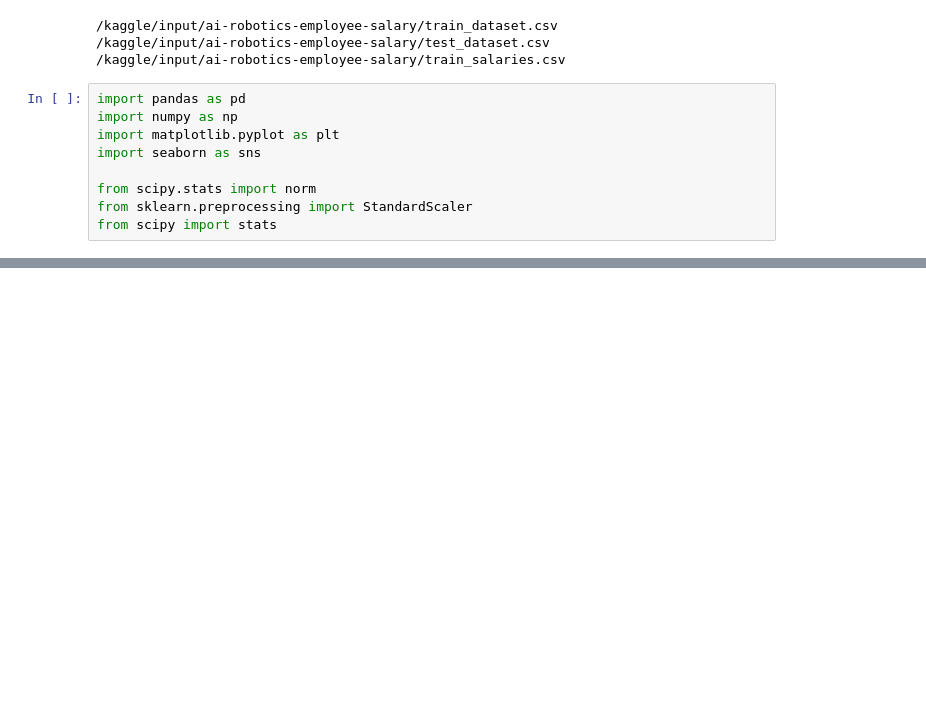
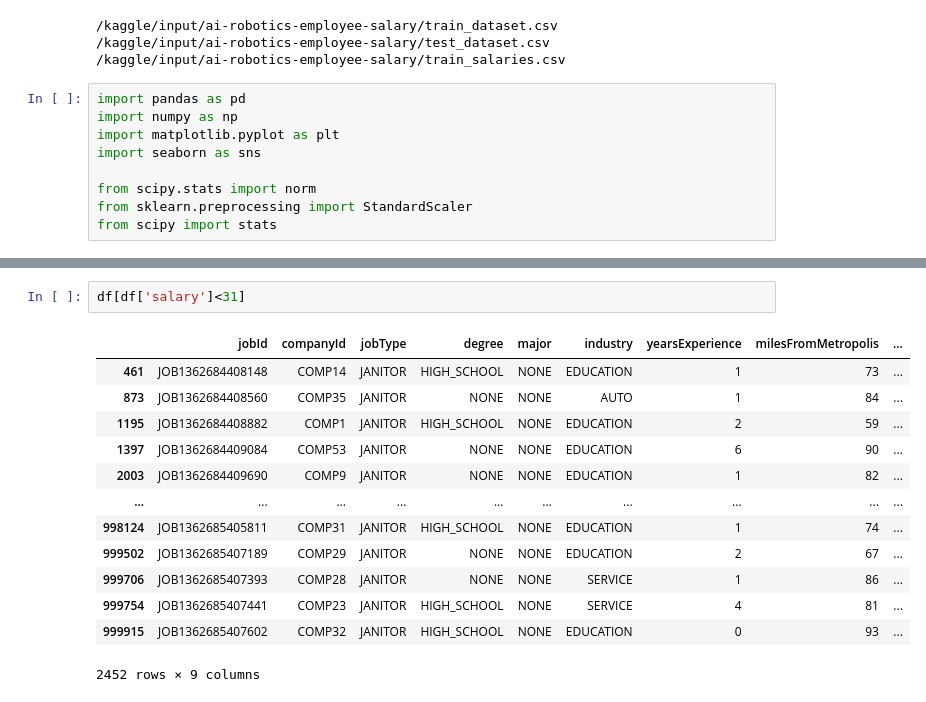
Before and after one commit to Kiran0R0Patil/ai-robotics-employee-salary-insights-and-predictions, a Jupyter notebook: employee-salary-insights-and-predictions.ipynb, the cells around one changed output, grey strips where cells are left out. Saved outputs shown, nothing was run; the diff lists cells and outputs as text; blank space fills up the shorter version.

```diff
--- a/employee-salary-insights-and-predictions.ipynb
+++ b/employee-salary-insights-and-predictions.ipynb
@@ -20,0 +145,16 @@ from scipy import stats
+# %%
+df[df['salary']<31]
+# %% [output]
+|  | jobId | companyId | jobType | degree | major | industry | yearsExperience | milesFromMetropolis | ... |
+| 461 | JOB1362684408148 | COMP14 | JANITOR | HIGH_SCHOOL | NONE | EDUCATION | 1 | 73 | ... |
+| 873 | JOB1362684408560 | COMP35 | JANITOR | NONE | NONE | AUTO | 1 | 84 | ... |
+| 1195 | JOB1362684408882 | COMP1 | JANITOR | HIGH_SCHOOL | NONE | EDUCATION | 2 | 59 | ... |
+| 1397 | JOB1362684409084 | COMP53 | JANITOR | NONE | NONE | EDUCATION | 6 | 90 | ... |
+| 2003 | JOB1362684409690 | COMP9 | JANITOR | NONE | NONE | EDUCATION | 1 | 82 | ... |
+| ... | ... | ... | ... | ... | ... | ... | ... | ... | ... |
+| 998124 | JOB1362685405811 | COMP31 | JANITOR | HIGH_SCHOOL | NONE | EDUCATION | 1 | 74 | ... |
+| 999502 | JOB1362685407189 | COMP29 | JANITOR | NONE | NONE | EDUCATION | 2 | 67 | ... |
+| 999706 | JOB1362685407393 | COMP28 | JANITOR | NONE | NONE | SERVICE | 1 | 86 | ... |
+| 999754 | JOB1362685407441 | COMP23 | JANITOR | HIGH_SCHOOL | NONE | SERVICE | 4 | 81 | ... |
+| 999915 | JOB1362685407602 | COMP32 | JANITOR | HIGH_SCHOOL | NONE | EDUCATION | 0 | 93 | ... |
+2452 rows × 9 columns
```
Also changed, not shown: parts of 21 cells of this notebook.
